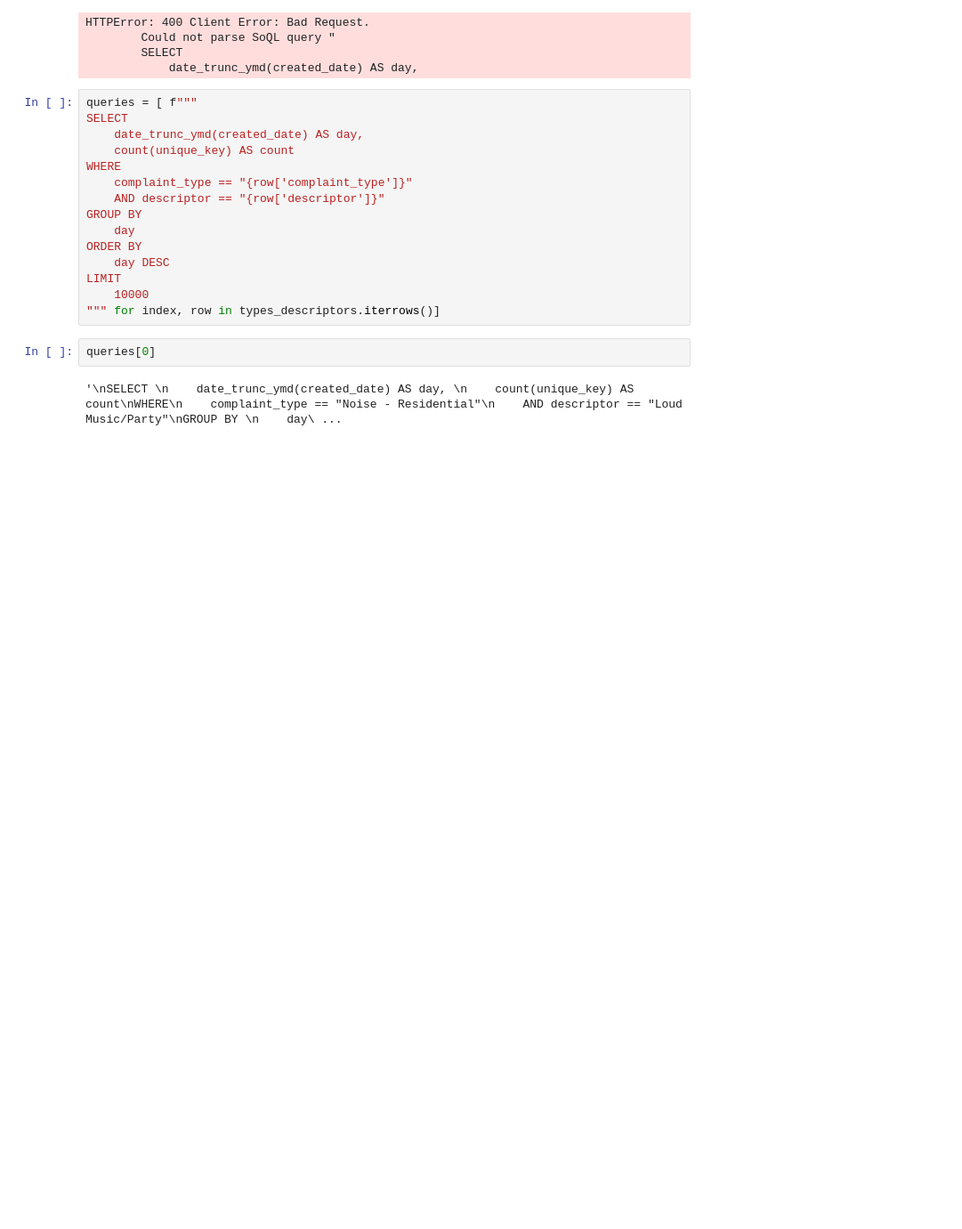
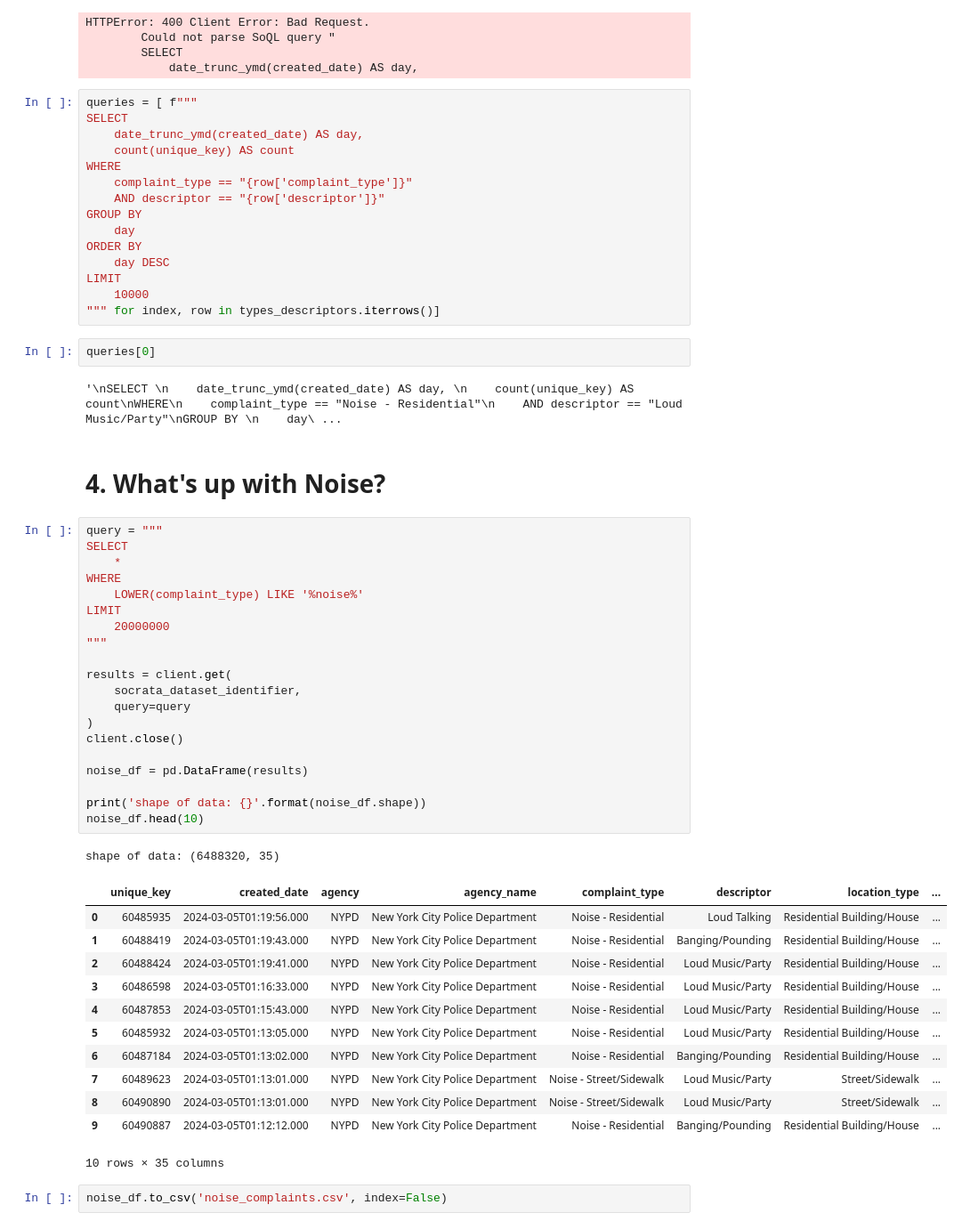
Before and after one commit to mjdanbury/pandemic-changes-311, a Jupyter notebook: wrangling.ipynb, the cells around one changed output. Shown at 89% size. Drawn from its saved outputs; the diff is of its cells as text; blank space fills up the shorter version.

```diff
--- a/wrangling.ipynb
+++ b/wrangling.ipynb
@@ -158,3 +158,41 @@ LIMIT
 queries[0]
 # %% [output]
 '\nSELECT \n    date_trunc_ymd(created_date) AS day, \n    count(unique_key) AS count\nWHERE\n    complaint_type == "Noise - Residential"\n    AND descriptor == "Loud Music/Party"\nGROUP BY \n    day\ ...
+# %% [markdown]
+# 4. What's up with Noise?
+# %%
+query = """
+SELECT
+    *
+WHERE
+    LOWER(complaint_type) LIKE '%noise%'
+LIMIT
+    20000000
+"""
+
+results = client.get(
+    socrata_dataset_identifier,
+    query=query
+)
+client.close()
+
+noise_df = pd.DataFrame(results)
+
+print('shape of data: {}'.format(noise_df.shape))
+noise_df.head(10)
+# %% [output]
+shape of data: (6488320, 35)
+|  | unique_key | created_date | agency | agency_name | complaint_type | descriptor | location_type | ... |
+| 0 | 60485935 | 2024-03-05T01:19:56.000 | NYPD | New York City Police Department | Noise - Residential | Loud Talking | Residential Building/House | ... |
+| 1 | 60488419 | 2024-03-05T01:19:43.000 | NYPD | New York City Police Department | Noise - Residential | Banging/Pounding | Residential Building/House | ... |
+| 2 | 60488424 | 2024-03-05T01:19:41.000 | NYPD | New York City Police Department | Noise - Residential | Loud Music/Party | Residential Building/House | ... |
+| 3 | 60486598 | 2024-03-05T01:16:33.000 | NYPD | New York City Police Department | Noise - Residential | Loud Music/Party | Residential Building/House | ... |
+| 4 | 60487853 | 2024-03-05T01:15:43.000 | NYPD | New York City Police Department | Noise - Residential | Loud Music/Party | Residential Building/House | ... |
+| 5 | 60485932 | 2024-03-05T01:13:05.000 | NYPD | New York City Police Department | Noise - Residential | Loud Music/Party | Residential Building/House | ... |
+| 6 | 60487184 | 2024-03-05T01:13:02.000 | NYPD | New York City Police Department | Noise - Residential | Banging/Pounding | Residential Building/House | ... |
+| 7 | 60489623 | 2024-03-05T01:13:01.000 | NYPD | New York City Police Department | Noise - Street/Sidewalk | Loud Music/Party | Street/Sidewalk | ... |
+| 8 | 60490890 | 2024-03-05T01:13:01.000 | NYPD | New York City Police Department | Noise - Street/Sidewalk | Loud Music/Party | Street/Sidewalk | ... |
+| 9 | 60490887 | 2024-03-05T01:12:12.000 | NYPD | New York City Police Department | Noise - Residential | Banging/Pounding | Residential Building/House | ... |
+10 rows × 35 columns
+# %%
+noise_df.to_csv('noise_complaints.csv', index=False)
```
Also changed, not shown: parts of 1 cell of this notebook.
